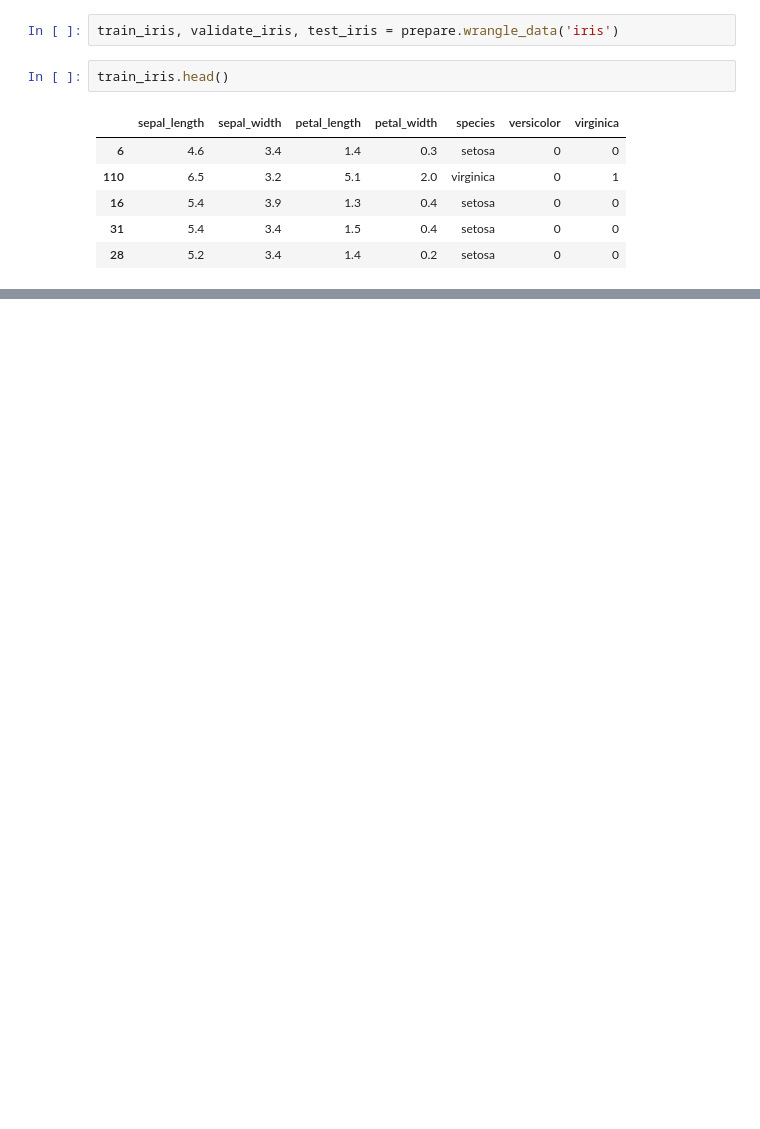
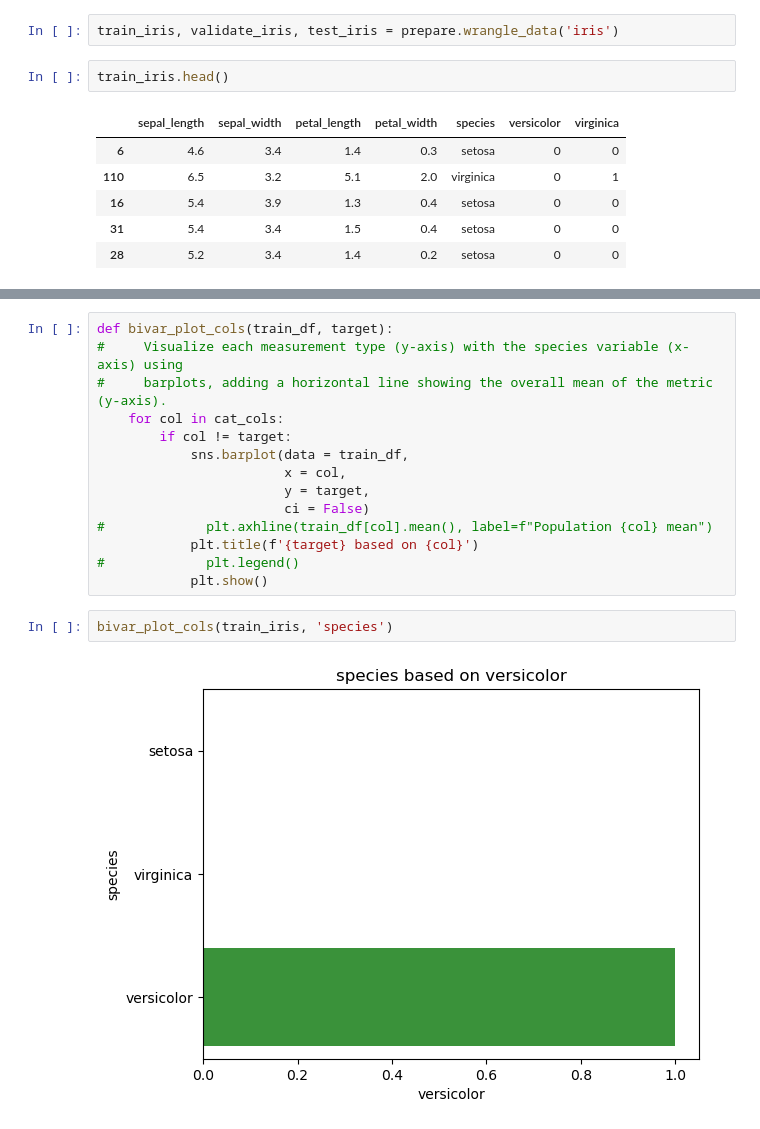
Before and after one commit to Adam-Harris87/classification-exercises, a Jupyter notebook: classification_exercises.ipynb, the cells around one changed output, grey strips where cells are left out. Cells and saved outputs as stored; diff of their text form; blank space fills up the shorter version.

```diff
--- a/classification_exercises.ipynb
+++ b/classification_exercises.ipynb
@@ -1232,0 +1353,18 @@ cat_cols, num_cols, explore_cols = get_column_types(train_iris)
+# %%
+def bivar_plot_cols(train_df, target):
+#     Visualize each measurement type (y-axis) with the species variable (x-axis) using
+#     barplots, adding a horizontal line showing the overall mean of the metric (y-axis).
+    for col in cat_cols:
+        if col != target:
+            sns.barplot(data = train_df,
+                        x = col,
+                        y = target,
+                        ci = False)
+#             plt.axhline(train_df[col].mean(), label=f"Population {col} mean")
+            plt.title(f'{target} based on {col}')
+#             plt.legend()
+            plt.show()
+# %%
+bivar_plot_cols(train_iris, 'species')
+# %% [output]
+[figure, added]
```
Also changed, not shown: parts of 43 cells of this notebook.
